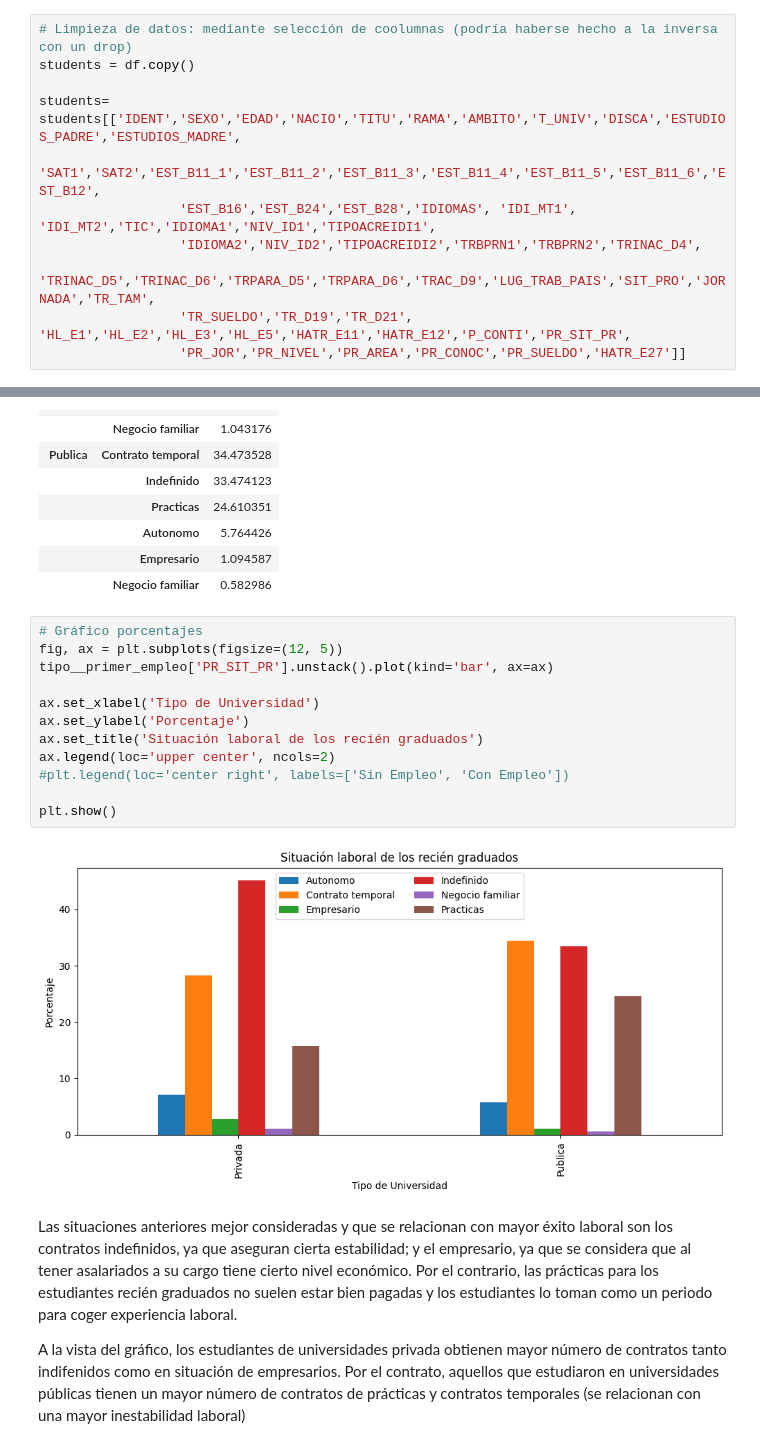
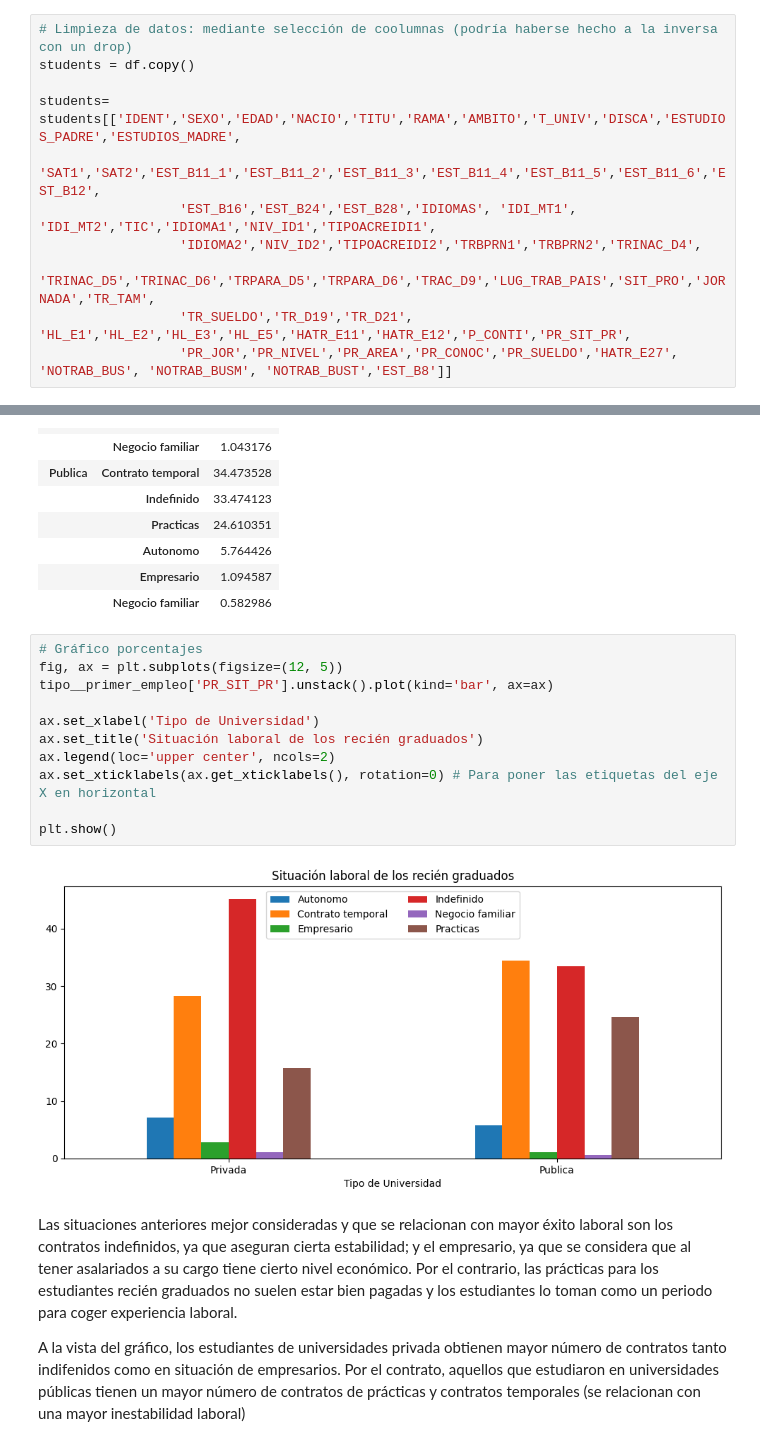
Before and after one commit to BeatrizGD/Students-Employability-Exploratory-Data-Analysis, a Jupyter notebook: src/main.ipynb, the cells around one changed output, grey strips where cells are left out. Cells and saved outputs as stored; diff of their text form.

```diff
--- a/src/main.ipynb
+++ b/src/main.ipynb
@@ -84,7 +84,7 @@ students= students[['IDENT','SEXO','EDAD','NACIO','TITU','RAMA','AMBITO','T_UNIV
                   'IDIOMA2','NIV_ID2','TIPOACREIDI2','TRBPRN1','TRBPRN2','TRINAC_D4',
                   'TRINAC_D5','TRINAC_D6','TRPARA_D5','TRPARA_D6','TRAC_D9','LUG_TRAB_PAIS','SIT_PRO','JORNADA','TR_TAM',
                   'TR_SUELDO','TR_D19','TR_D21', 'HL_E1','HL_E2','HL_E3','HL_E5','HATR_E11','HATR_E12','P_CONTI','PR_SIT_PR',
-                  'PR_JOR','PR_NIVEL','PR_AREA','PR_CONOC','PR_SUELDO','HATR_E27']]
+                  'PR_JOR','PR_NIVEL','PR_AREA','PR_CONOC','PR_SUELDO','HATR_E27', 'NOTRAB_BUS', 'NOTRAB_BUSM', 'NOTRAB_BUST','EST_B8']]
 # %%
 students
 # %% [output]
@@ -677,17 +897,16 @@ tipo__primer_empleo
 # %%
 # Gráfico porcentajes
 fig, ax = plt.subplots(figsize=(12, 5))
 tipo__primer_empleo['PR_SIT_PR'].unstack().plot(kind='bar', ax=ax)
 
 ax.set_xlabel('Tipo de Universidad')
-ax.set_ylabel('Porcentaje')
 ax.set_title('Situación laboral de los recién graduados')
 ax.legend(loc='upper center', ncols=2)
-#plt.legend(loc='center right', labels=['Sin Empleo', 'Con Empleo'])
+ax.set_xticklabels(ax.get_xticklabels(), rotation=0) # Para poner las etiquetas del eje X en horizontal
 
 plt.show()
 # %% [output]
-[figure, old version]
+[figure, new version]
 # %% [markdown]
 Las situaciones anteriores mejor consideradas y que se relacionan con mayor éxito laboral son los contratos indefinidos, ya que aseguran cierta estabilidad; y el empresario, ya que se considera que al tener asalariados a su cargo tiene cierto nivel económico. Por el contrario, las prácticas para los estudiantes recién graduados no suelen estar bien pagadas y los estudiantes lo toman como un periodo para coger experiencia laboral.
 
```
Also changed, not shown: parts of 82 cells of this notebook, 1 other file.
